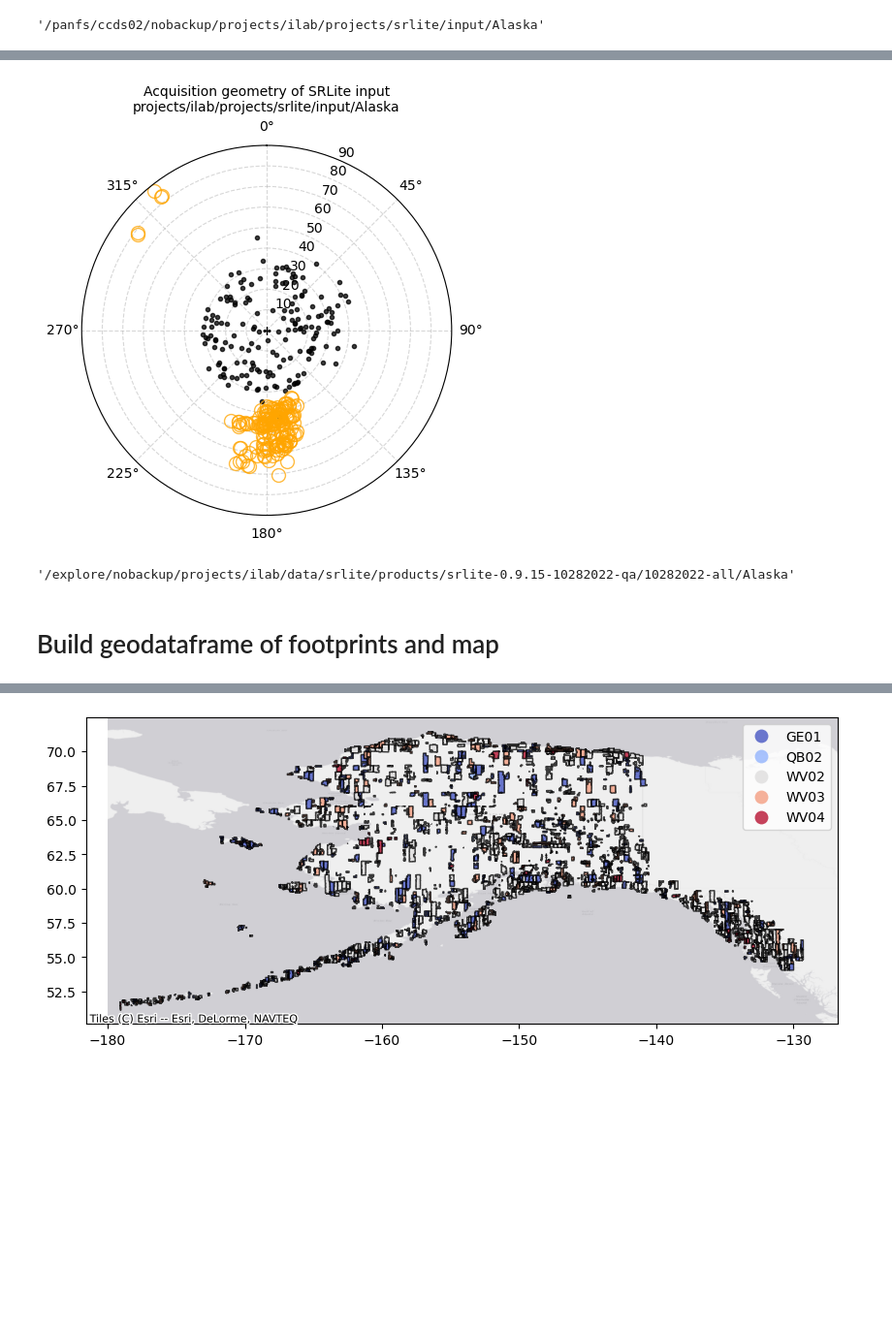
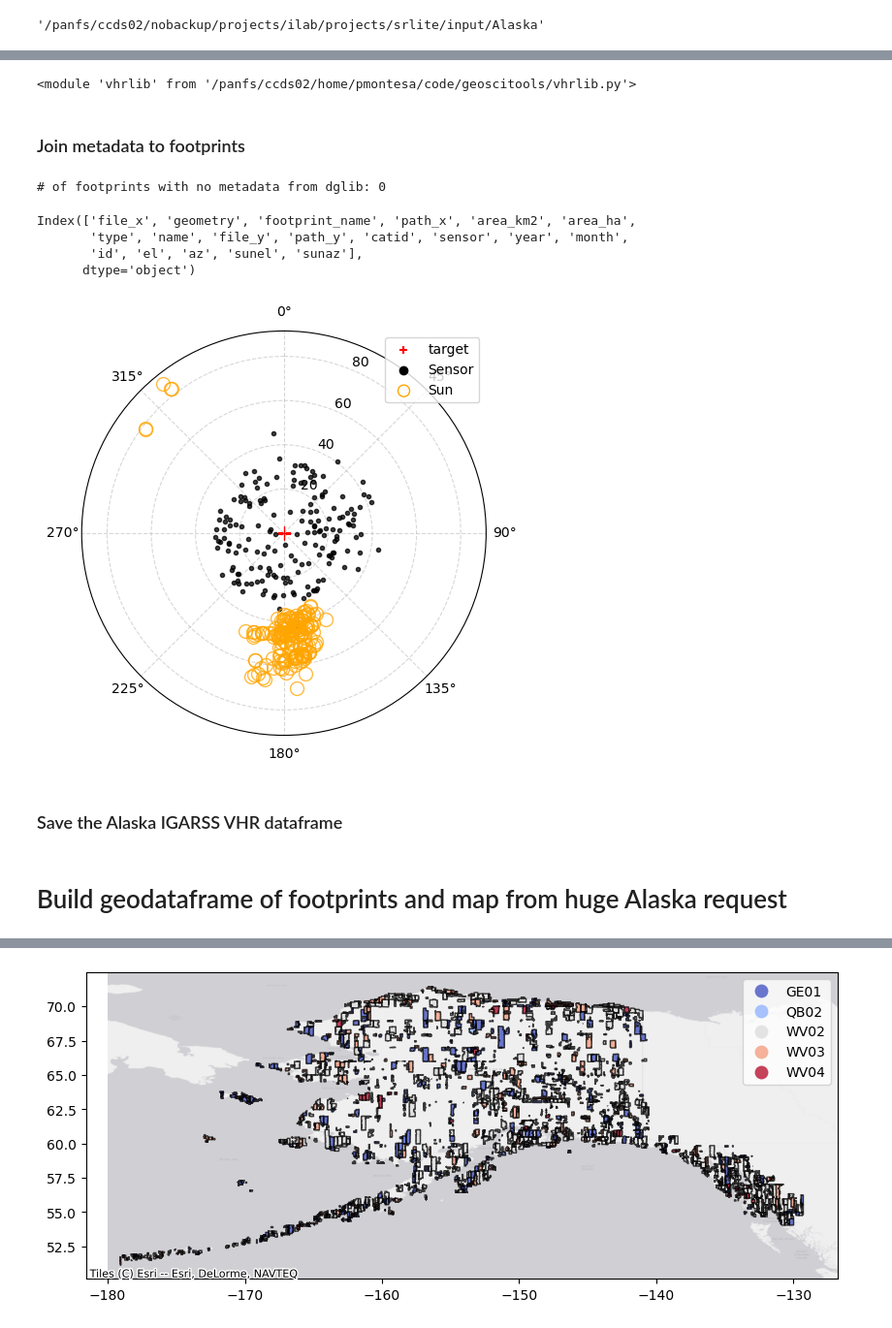
Before and after one commit to pahbs/geoscitools, a Jupyter notebook: vhr_xml_dataframe.ipynb, the cells around one changed output, grey strips where cells are left out. Shown: that part at 97% size. Cells and saved outputs as stored; diff of their text form; code cells hidden in the pictures; blank space fills up the shorter version.

```diff
--- a/vhr_xml_dataframe.ipynb
+++ b/vhr_xml_dataframe.ipynb
@@ -243,9 +145,9 @@ indir
 # %%
-if False:
+if True:
 
     exclude_list = ['Yukon_Delta']
 
-    for indir in dir_list:
+    for indir in dir_list_toa:
 
         indir = indir.rstrip('/')
         print(os.path.basename(indir))
@@ -361,3 +313,10 @@ id_list = dglib.dir_ids(TARGET_DIR_TOA)
 TARGET_DIR_TOA
 # %% [output]
 '/panfs/ccds02/nobackup/projects/ilab/projects/srlite/input/Alaska'
+# %%
+# Get list of dictionaries of metadata for each VHR image
+#d_list = [dglib.get_id_dict(TARGET_DIR_TOA, id) for id in id_list if not str(id).startswith('101')] # 101 is QB01
+d_list = [dglib.get_id_dict(TARGET_DIR_TOA, id) for id in id_list ]
+vhr_df = pd.DataFrame(d_list)
+vhr_gdf = gpd.GeoDataFrame(vhr_df, geometry='geom_poly')
+vhr_gdf.plot()
@@ -364,11 +326,28 @@ TARGET_DIR_TOA
+# %%
+import importlib
+importlib.reload(vhrlib)
+# %% [output]
+<module 'vhrlib' from '/panfs/ccds02/home/pmontesa/code/geoscitools/vhrlib.py'>
+# %% [markdown]
+### Join metadata to footprints
+# %%
+# Prefer to join VHR df to my footprints
+footprint_gdf_tmp = pd.merge(footprint_gdf, vhr_df[['id', 'el', 'az', 'sunel', 'sunaz']], how='left', left_on = 'catid', right_on = 'id', copy=False)
+
+num_null = footprint_gdf_tmp[footprint_gdf_tmp.catid.isnull()].shape[0]
+print(f'# of footprints with no metadata from dglib: {num_null}')
+footprint_gdf_tmp.columns
+# %% [output]
+# of footprints with no metadata from dglib: 0
+Index(['file_x', 'geometry', 'footprint_name', 'path_x', 'area_km2', 'area_ha',
+       'type', 'name', 'file_y', 'path_y', 'catid', 'sensor', 'year', 'month',
+       'id', 'el', 'az', 'sunel', 'sunaz'],
+      dtype='object')
 # %%
-# Get list of dictionaries of metadata for each VHR image
-
-d_list = [dglib.get_id_dict(TARGET_DIR_TOA, id) for id in id_list if not str(id).startswith('101')]
-returned_thing = MAKE_DIR_POLAR_PLOT(d_list, TARGET_DIR_TOA)
+# Make polar plot of SSG
+polar_plot_fig = vhrlib.MAKE_DIR_POLAR_PLOT(d_list, TARGET_DIR_TOA, title='')
+polar_plot_fig.savefig('/explore/nobackup/people/pmontesa/userfs02/projects/srlite/plots/igarss_srlite_alaska_polarplot.png', dpi=300, bbox_inches='tight')
 # %% [output]
-[figure, old version]
+[figure, new version]
-# %%
-TARGET_DIR_SR
-# %% [output]
-'/explore/nobackup/projects/ilab/data/srlite/products/srlite-0.9.15-10282022-qa/10282022-all/Alaska'
+# %% [markdown]
+### Save the Alaska IGARSS VHR dataframe
@@ -375,4 +357,4 @@ TARGET_DIR_SR
 # %% [markdown]
-# Build geodataframe of footprints and map
+# Build geodataframe of footprints and map from huge Alaska request
 # %%
 TARGET = 'Alaska_ahri_20221004'
```
Also changed, not shown: parts of 39 cells of this notebook, 6 other files.
